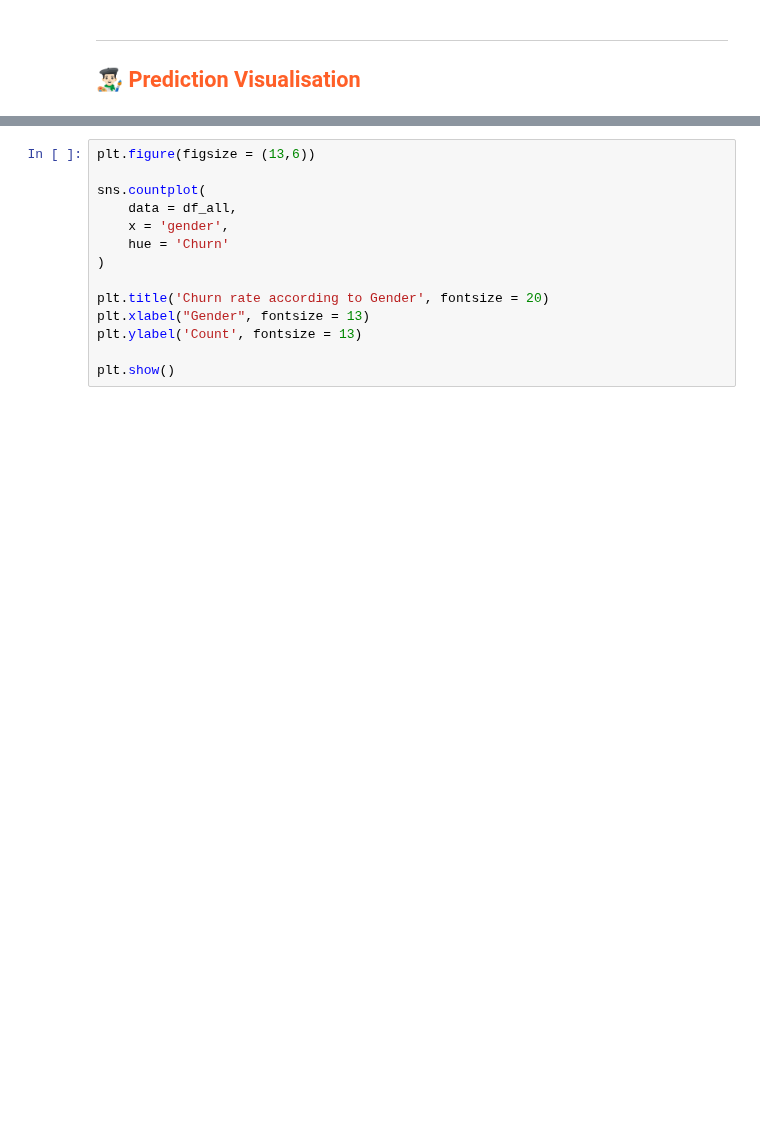
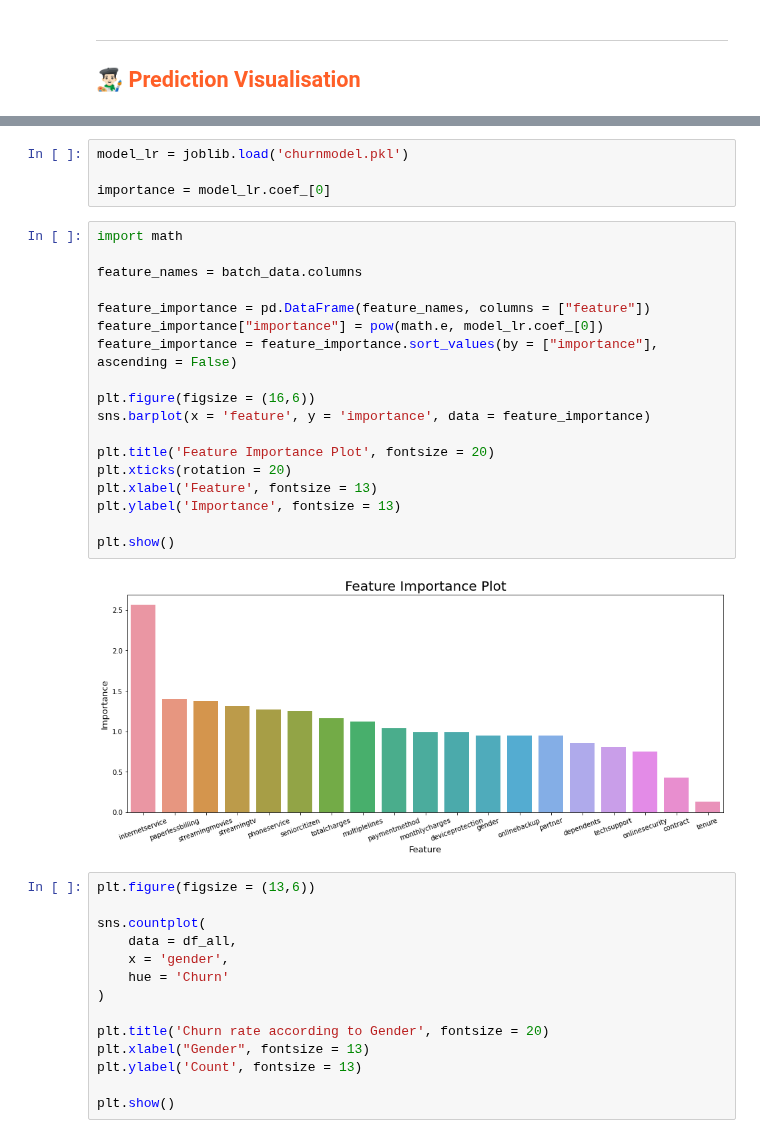
Before and after one commit to logicalclocks/hopsworks-tutorials, a Jupyter notebook: churn/3_model_training.ipynb, the cells around one changed output, grey strips where cells are left out. Drawn from its saved outputs; the diff is of its cells as text; blank space fills up the shorter version.

Commit message:
Added Feature Importance Plot

```diff
--- a/churn/3_model_training.ipynb
+++ b/churn/3_model_training.ipynb
@@ -333,6 +333,30 @@ INNER JOIN `maksym00_featurestore`.`customer_subscribtion_info_1` `fg1` ON `fg2`
 | 2 | Two year | 50 | Credit card (automatic) | Yes | 70.50 | 3486.65 | Male | ... |
 | 3 | Two year | 46 | Bank transfer (automatic) | No | 20.25 | 890.35 | Female | ... |
 | 4 | One year | 56 | Electronic check | Yes | 98.00 | 5270.60 | Female | ... |
+# %%
+model_lr = joblib.load('churnmodel.pkl')
+
+importance = model_lr.coef_[0]
+# %%
+import math
+
+feature_names = batch_data.columns
+
+feature_importance = pd.DataFrame(feature_names, columns = ["feature"])
+feature_importance["importance"] = pow(math.e, model_lr.coef_[0])
+feature_importance = feature_importance.sort_values(by = ["importance"], ascending = False)
+
+plt.figure(figsize = (16,6))
+sns.barplot(x = 'feature', y = 'importance', data = feature_importance)
+
+plt.title('Feature Importance Plot', fontsize = 20)
+plt.xticks(rotation = 20)
+plt.xlabel('Feature', fontsize = 13)
+plt.ylabel('Importance', fontsize = 13)
+
+plt.show()
+# %% [output]
+[figure, added]
 # %%
 plt.figure(figsize = (13,6))
 
```
Also changed, not shown: parts of 8 cells of this notebook, 1 other file.
